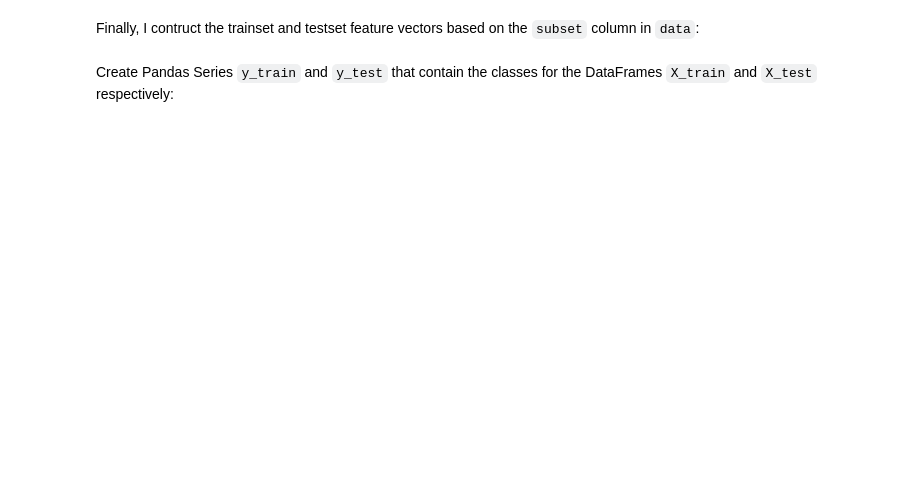
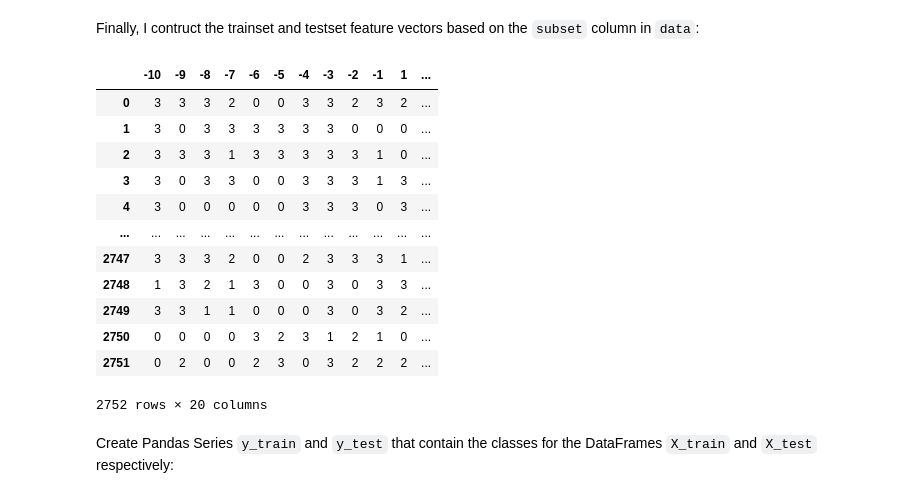
Before and after one commit to lavdgehu/D012513A-Specialised-Bio-informatics-Machine-Learning, a Jupyter notebook: practicum_I/Splice_Site_Prediction.ipynb, the cells around one changed output. Drawn from its saved outputs; the diff is of its cells as text; code cells hidden in the pictures; blank space fills up the shorter version.

```diff
--- a/practicum_I/Splice_Site_Prediction.ipynb
+++ b/practicum_I/Splice_Site_Prediction.ipynb
@@ -139,7 +139,14 @@ Next you will map each of the nucleotides to a numerical value. Create a Python
 ###Start code here
 
 def map_nucleotide_to_number(x):
-
+  if x == 'A':
+    return 0
+  elif x == 'C':
+    return 1
+  elif x == 'G':
+    return 2
+  elif x == 'T':
+    return 3
 
 ###End code here
 
@@ -155,8 +167,7 @@ Apply the `map_nucleotide_to_number()` you created to every element in the `data
 # %%
 ###Start code here
 
-data_features_numerical =
-
+data_features_numerical = data_features.applymap(map_nucleotide_to_number)
 ###End code here
 
 print(data_features_numerical)
@@ -165,6 +191,21 @@ Finally, I contruct the trainset and testset feature vectors based on the `subse
 # %%
 X_train = data_features_numerical.loc[data.subset == "train"]
 X_test = data_features_numerical.loc[data.subset == "test"]
+X_train
+# %% [output]
+|  | -10 | -9 | -8 | -7 | -6 | -5 | -4 | -3 | -2 | -1 | 1 | ... |
+| 0 | 3 | 3 | 3 | 2 | 0 | 0 | 3 | 3 | 2 | 3 | 2 | ... |
+| 1 | 3 | 0 | 3 | 3 | 3 | 3 | 3 | 3 | 0 | 0 | 0 | ... |
+| 2 | 3 | 3 | 3 | 1 | 3 | 3 | 3 | 3 | 3 | 1 | 0 | ... |
+| 3 | 3 | 0 | 3 | 3 | 0 | 0 | 3 | 3 | 3 | 1 | 3 | ... |
+| 4 | 3 | 0 | 0 | 0 | 0 | 0 | 3 | 3 | 3 | 0 | 3 | ... |
+| ... | ... | ... | ... | ... | ... | ... | ... | ... | ... | ... | ... | ... |
+| 2747 | 3 | 3 | 3 | 2 | 0 | 0 | 2 | 3 | 3 | 3 | 1 | ... |
+| 2748 | 1 | 3 | 2 | 1 | 3 | 0 | 0 | 3 | 0 | 3 | 3 | ... |
+| 2749 | 3 | 3 | 1 | 1 | 0 | 0 | 0 | 3 | 0 | 3 | 2 | ... |
+| 2750 | 0 | 0 | 0 | 0 | 3 | 2 | 3 | 1 | 2 | 1 | 0 | ... |
+| 2751 | 0 | 2 | 0 | 0 | 2 | 3 | 0 | 3 | 2 | 2 | 2 | ... |
+2752 rows × 20 columns
 # %% [markdown]
 Create Pandas Series `y_train` and `y_test` that contain the classes for the DataFrames `X_train` and `X_test` respectively:
 # %%
```
Also changed, not shown: parts of 19 cells of this notebook.
